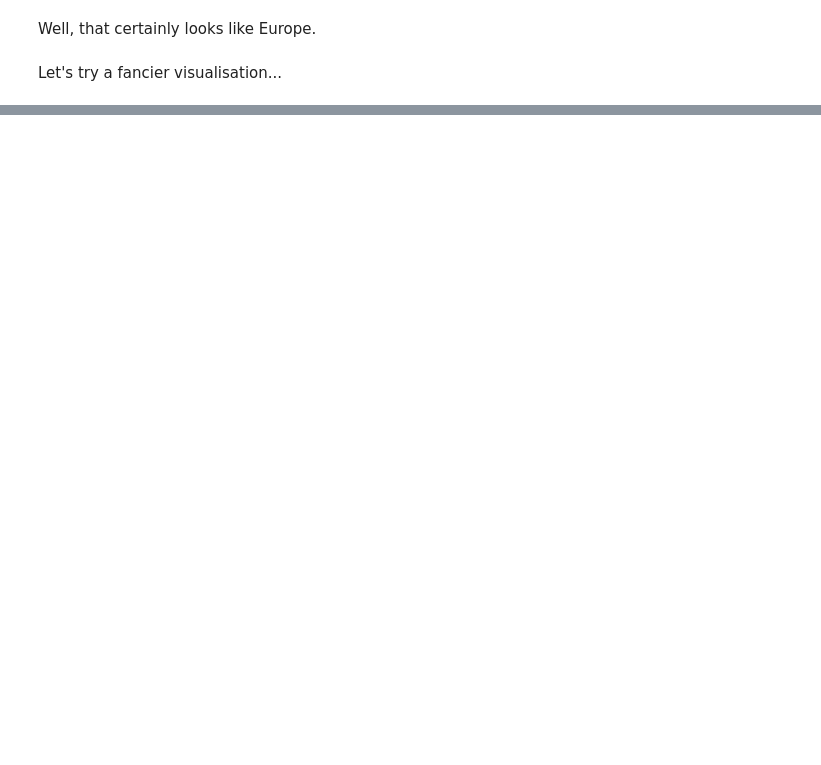
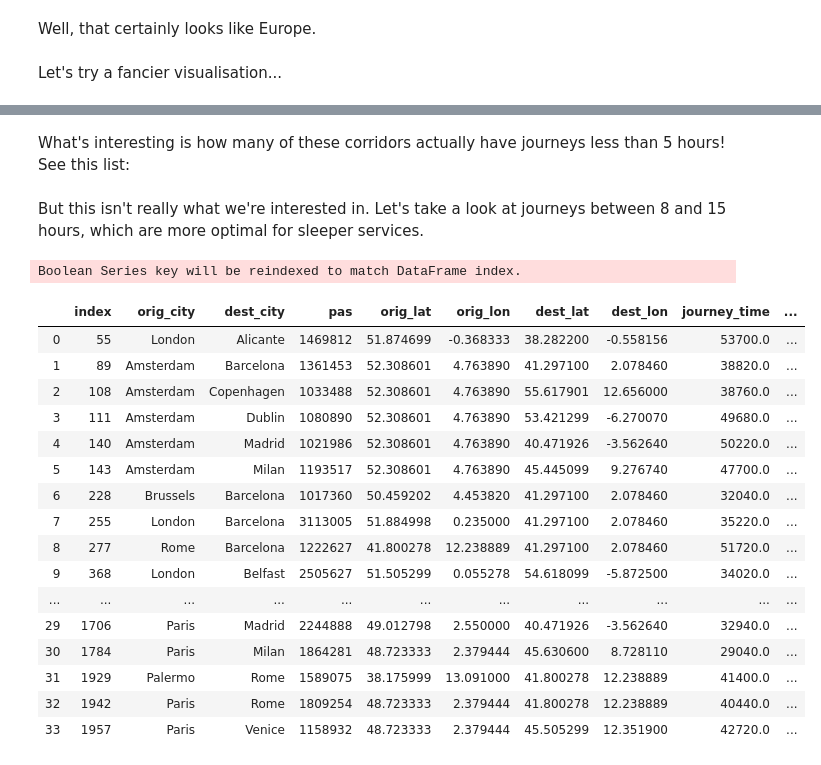
Before and after one commit to keelanfh/hsr-feasibility, a Jupyter notebook: HSR in Europe.ipynb, the cells around one changed output, grey strips where cells are left out. Cells and saved outputs as stored; diff of their text form; code cells hidden in the pictures; blank space fills up the shorter version.

```diff
--- a/HSR in Europe.ipynb
+++ b/HSR in Europe.ipynb
@@ -718,0 +991,13 @@ MAPBOX_ACCESS_TOKEN = "pk.eyJ1Ijoia2VlbGFuZmgiLCJhIjoiY2sxODgzNjlpMWpnOTNkcGZ6Mn
+# %%
+df = pd.read_sql("""SELECT t1.orig_city AS orig_city, t1.dest_city AS dest_city, t1.pas AS pas,
+                    t1.orig_lat, t1.orig_lon, t1.dest_lat, t1.dest_lon, t2.journey_time FROM airdemand t1
+                    INNER JOIN journey_times t2 ON t1.orig_city = t2.orig_city AND t1.dest_city = t2.dest_city""",
+                 con=engine)
+# df.dropna(inplace=True)
+# df = df.astype({'pas_crd': int, 'journey_time': int})
+# df['journey_time'] = df['journey_time']/3600
+# df['label'] = df['orig_city'] + "-" + df['dest_city']
+# df.reset_index(inplace=True)
+# %%
+df['journey_time_hrs'] = df['journey_time']/3600
+df
@@ -718,0 +1058,3 @@ MAPBOX_ACCESS_TOKEN = "pk.eyJ1Ijoia2VlbGFuZmgiLCJhIjoiY2sxODgzNjlpMWpnOTNkcGZ6Mn
+# %%
+df_hi = df[df['pas']>10**6]
+df_hi.to_json('df_hi_full.json', orient='records')
@@ -718,0 +1099,2 @@ MAPBOX_ACCESS_TOKEN = "pk.eyJ1Ijoia2VlbGFuZmgiLCJhIjoiY2sxODgzNjlpMWpnOTNkcGZ6Mn
+# %% [markdown]
+What's interesting is how many of these corridors actually have journeys less than 5 hours! See this list:
@@ -718,0 +1104,27 @@ MAPBOX_ACCESS_TOKEN = "pk.eyJ1Ijoia2VlbGFuZmgiLCJhIjoiY2sxODgzNjlpMWpnOTNkcGZ6Mn
+# %% [markdown]
+But this isn't really what we're interested in. Let's take a look at journeys between 8 and 15 hours, which are more optimal for sleeper services.
+# %%
+df_long = df_hi[df_hi['journey_time_hrs']>8][df_hi['journey_time_hrs']<15]
+df_long.reset_index(inplace=True)
+# %% [output]
+Boolean Series key will be reindexed to match DataFrame index.
+# %%
+df_long
+# %% [output]
+|  | index | orig_city | dest_city | pas | orig_lat | orig_lon | dest_lat | dest_lon | journey_time | ... |
+| 0 | 55 | London | Alicante | 1469812 | 51.874699 | -0.368333 | 38.282200 | -0.558156 | 53700.0 | ... |
+| 1 | 89 | Amsterdam | Barcelona | 1361453 | 52.308601 | 4.763890 | 41.297100 | 2.078460 | 38820.0 | ... |
+| 2 | 108 | Amsterdam | Copenhagen | 1033488 | 52.308601 | 4.763890 | 55.617901 | 12.656000 | 38760.0 | ... |
+| 3 | 111 | Amsterdam | Dublin | 1080890 | 52.308601 | 4.763890 | 53.421299 | -6.270070 | 49680.0 | ... |
+| 4 | 140 | Amsterdam | Madrid | 1021986 | 52.308601 | 4.763890 | 40.471926 | -3.562640 | 50220.0 | ... |
+| 5 | 143 | Amsterdam | Milan | 1193517 | 52.308601 | 4.763890 | 45.445099 | 9.276740 | 47700.0 | ... |
+| 6 | 228 | Brussels | Barcelona | 1017360 | 50.459202 | 4.453820 | 41.297100 | 2.078460 | 32040.0 | ... |
+| 7 | 255 | London | Barcelona | 3113005 | 51.884998 | 0.235000 | 41.297100 | 2.078460 | 35220.0 | ... |
+| 8 | 277 | Rome | Barcelona | 1222627 | 41.800278 | 12.238889 | 41.297100 | 2.078460 | 51720.0 | ... |
+| 9 | 368 | London | Belfast | 2505627 | 51.505299 | 0.055278 | 54.618099 | -5.872500 | 34020.0 | ... |
+| ... | ... | ... | ... | ... | ... | ... | ... | ... | ... | ... |
+| 29 | 1706 | Paris | Madrid | 2244888 | 49.012798 | 2.550000 | 40.471926 | -3.562640 | 32940.0 | ... |
+| 30 | 1784 | Paris | Milan | 1864281 | 48.723333 | 2.379444 | 45.630600 | 8.728110 | 29040.0 | ... |
+| 31 | 1929 | Palermo | Rome | 1589075 | 38.175999 | 13.091000 | 41.800278 | 12.238889 | 41400.0 | ... |
+| 32 | 1942 | Paris | Rome | 1809254 | 48.723333 | 2.379444 | 41.800278 | 12.238889 | 40440.0 | ... |
+| 33 | 1957 | Paris | Venice | 1158932 | 48.723333 | 2.379444 | 45.505299 | 12.351900 | 42720.0 | ... |
```
Also changed, not shown: parts of 121 cells of this notebook, 5 other files.
